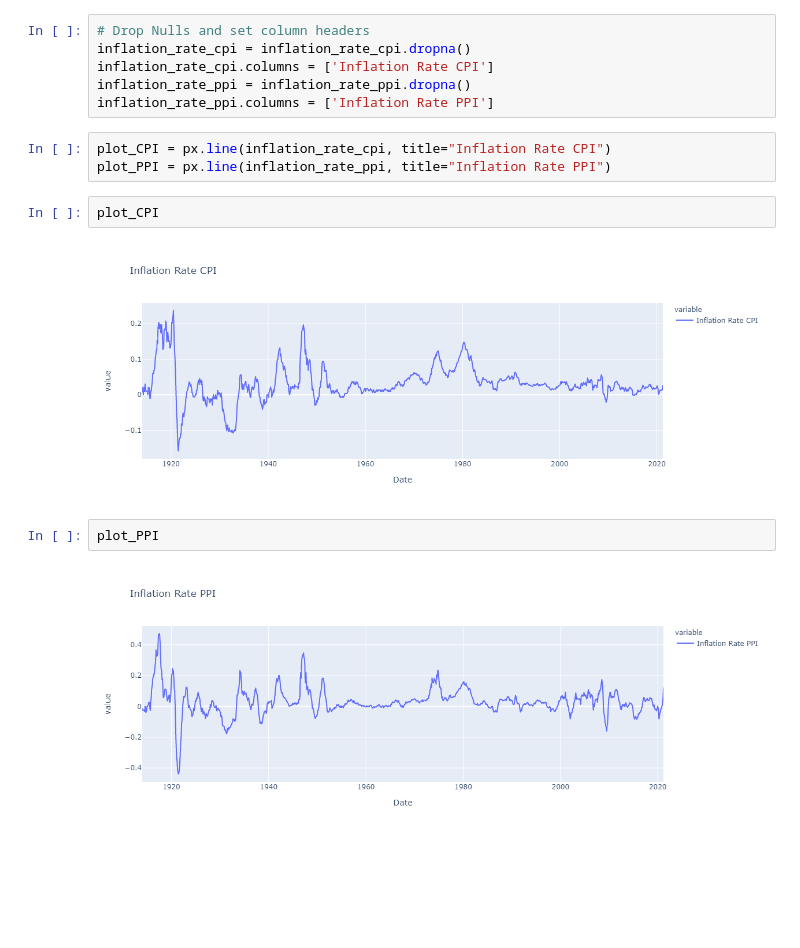
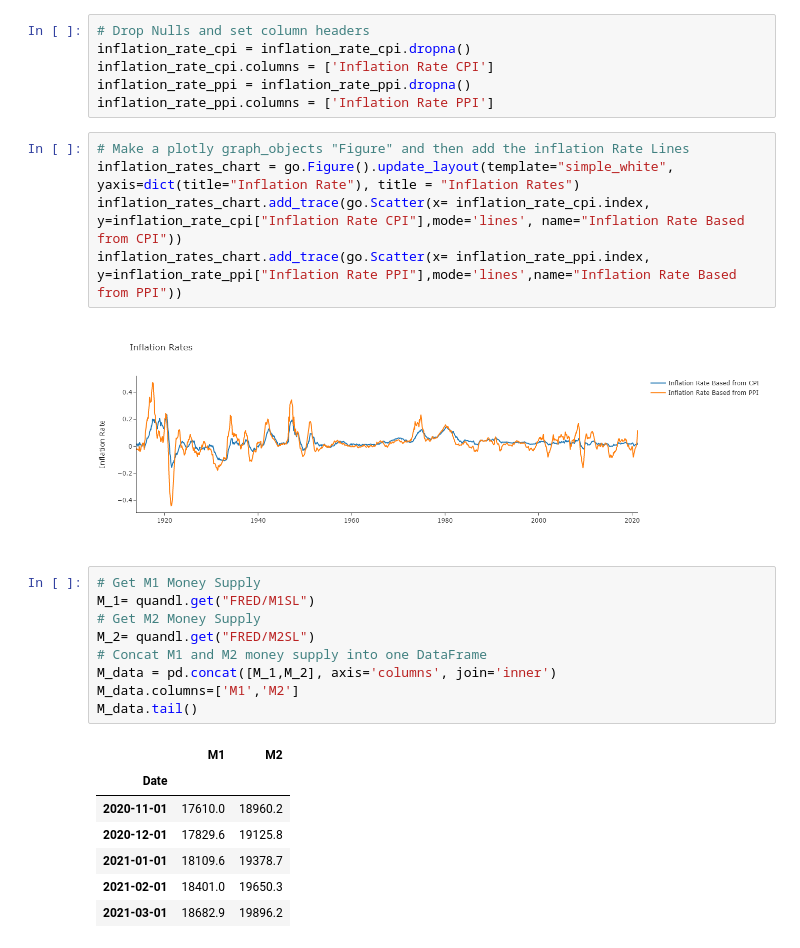
Before and after one commit to 44nash/project_1, a Jupyter notebook: inflation_rate.ipynb, the cells around one changed output. Drawn from its saved outputs; the diff is of its cells as text; blank space fills up the shorter version.

Commit message:
Merged Juan_M_data into inflation_rate notebook and made visualizations

```diff
--- a/inflation_rate.ipynb
+++ b/inflation_rate.ipynb
@@ -20,14 +21,27 @@ inflation_rate_cpi = inflation_rate_cpi.dropna()
 inflation_rate_cpi.columns = ['Inflation Rate CPI']
 inflation_rate_ppi = inflation_rate_ppi.dropna()
 inflation_rate_ppi.columns = ['Inflation Rate PPI']
-# %%
-plot_CPI = px.line(inflation_rate_cpi, title="Inflation Rate CPI")
-plot_PPI = px.line(inflation_rate_ppi, title="Inflation Rate PPI")
-# %%
-plot_CPI
-# %% [output]
-[figure, removed]
-# %%
-plot_PPI
-# %% [output]
-[figure, removed]
+# %%
+# Make a plotly graph_objects "Figure" and then add the inflation Rate Lines
+inflation_rates_chart = go.Figure().update_layout(template="simple_white", yaxis=dict(title="Inflation Rate"), title = "Inflation Rates")
+inflation_rates_chart.add_trace(go.Scatter(x= inflation_rate_cpi.index, y=inflation_rate_cpi["Inflation Rate CPI"],mode='lines', name="Inflation Rate Based from CPI"))
+inflation_rates_chart.add_trace(go.Scatter(x= inflation_rate_ppi.index, y=inflation_rate_ppi["Inflation Rate PPI"],mode='lines',name="Inflation Rate Based from PPI"))
+# %% [output]
+[figure, added]
+# %%
+# Get M1 Money Supply
+M_1= quandl.get("FRED/M1SL")
+# Get M2 Money Supply
+M_2= quandl.get("FRED/M2SL")
+# Concat M1 and M2 money supply into one DataFrame
+M_data = pd.concat([M_1,M_2], axis='columns', join='inner')
+M_data.columns=['M1','M2']
+M_data.tail()
+# %% [output]
+|  | M1 | M2 |
+| Date |  |  |
+| 2020-11-01 | 17610.0 | 18960.2 |
+| 2020-12-01 | 17829.6 | 19125.8 |
+| 2021-01-01 | 18109.6 | 19378.7 |
+| 2021-02-01 | 18401.0 | 19650.3 |
+| 2021-03-01 | 18682.9 | 19896.2 |
```
Also changed, not shown: parts of 2 cells of this notebook, 2 other files.
